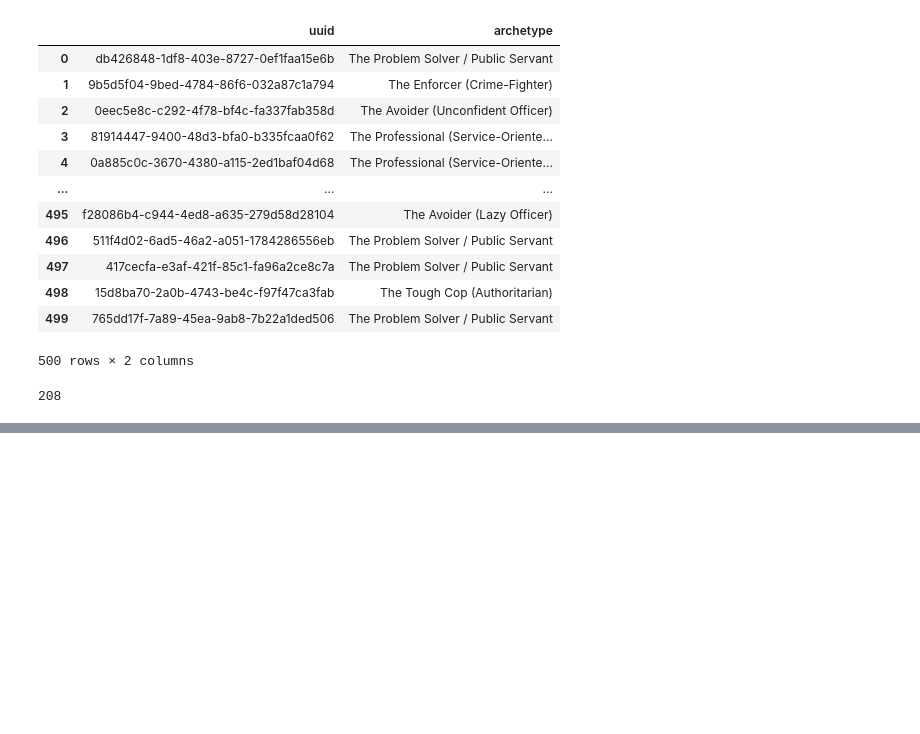
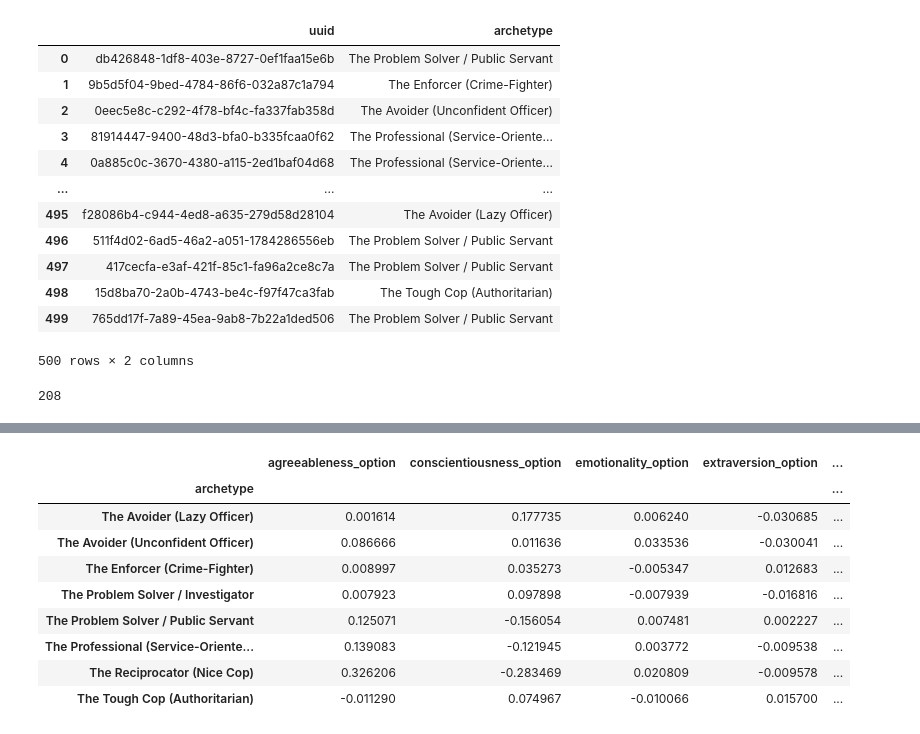
Before and after one commit to amir-abdullah-thoughtworks/psychometrics_for_LLMs, a Jupyter notebook: llm_psychometrics/notebooks/analysis/sjt_correlation_analysis_v1.ipynb, the cells around one changed output, grey strips where cells are left out. Cells and saved outputs as stored; diff of their text form; code cells hidden in the pictures; blank space fills up the shorter version.

Commit message:
updated correlation notebook with trait difference

```diff
--- a/llm_psychometrics/notebooks/analysis/sjt_correlation_analysis_v1.ipynb
+++ b/llm_psychometrics/notebooks/analysis/sjt_correlation_analysis_v1.ipynb
@@ -180,5 +200,6 @@ Name: count, dtype: float64
 # %%
 dropped_dist = dist[~dist['tie_flag']]
+base_dropped_dist = base_dist[~base_dist['tie_flag']]
 # %%
 ### get train/test split for SJTs
 
@@ -221,6 +242,10 @@ train_sjt_score = train_dist.groupby("persona_uuid")["most_frequent"]\
 test_sjt_score = test_dist.groupby("persona_uuid")["most_frequent"]\
     .value_counts(normalize=True)\
     .unstack(fill_value=0).reset_index()
+# %%
+base_sjt_score = base_dropped_dist.groupby("persona_uuid")["most_frequent"]\
+    .value_counts(normalize=True)\
+    .unstack(fill_value=0).reset_index()
 # %%
 train_sjt_score.head()
 # %% [output]
@@ -310,0 +341,18 @@ sum(similarity_result['persona_archetype'] == similarity_result['most_similar_tr
+# %%
+trait_sjt_score_diff = train_sjt_score[option_cols] - base_sjt_score[option_cols].iloc[0]
+trait_sjt_score_diff['persona_uuid'] = train_sjt_score['persona_uuid']
+# %%
+trait_sjt_score_diff = pd.merge(trait_sjt_score_diff,personas[['uuid','archetype']], left_on="persona_uuid", right_on = "uuid")
+# %%
+trait_sjt_score_diff.groupby("archetype")[option_cols].mean()
+# %% [output]
+|  | agreeableness_option | conscientiousness_option | emotionality_option | extraversion_option | ... |
+| archetype |  |  |  |  | ... |
+| The Avoider (Lazy Officer) | 0.001614 | 0.177735 | 0.006240 | -0.030685 | ... |
+| The Avoider (Unconfident Officer) | 0.086666 | 0.011636 | 0.033536 | -0.030041 | ... |
+| The Enforcer (Crime-Fighter) | 0.008997 | 0.035273 | -0.005347 | 0.012683 | ... |
+| The Problem Solver / Investigator | 0.007923 | 0.097898 | -0.007939 | -0.016816 | ... |
+| The Problem Solver / Public Servant | 0.125071 | -0.156054 | 0.007481 | 0.002227 | ... |
+| The Professional (Service-Oriente... | 0.139083 | -0.121945 | 0.003772 | -0.009538 | ... |
+| The Reciprocator (Nice Cop) | 0.326206 | -0.283469 | 0.020809 | -0.009578 | ... |
+| The Tough Cop (Authoritarian) | -0.011290 | 0.074967 | -0.010066 | 0.015700 | ... |
```
Also changed, not shown: parts of 14 cells of this notebook.
